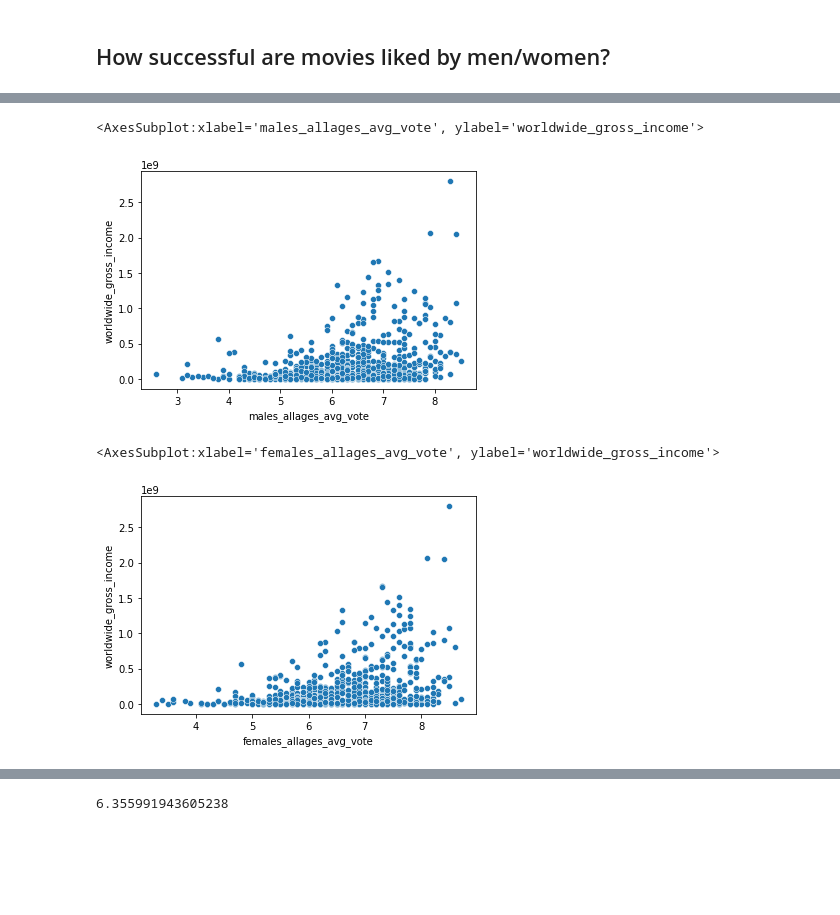
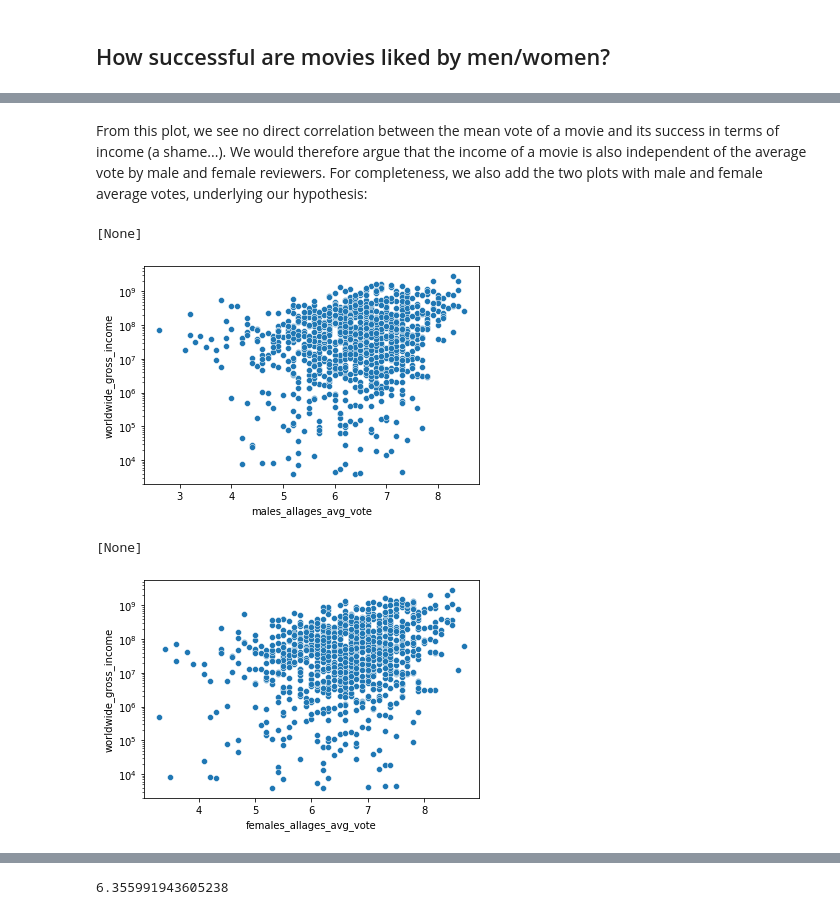
Before and after one commit to epfl-ada/ada-2021-project-f-jab, a Jupyter notebook: RQ4.ipynb, the cells around one changed output, grey strips where cells are left out. Drawn from its saved outputs; the diff is of its cells as text; code cells hidden in the pictures; blank space fills up the shorter version.

Commit message:
RQ4 done, plots to change

```diff
--- a/RQ4.ipynb
+++ b/RQ4.ipynb
@@ -22,5 +373,7 @@ import statsmodels.formula.api as smf
 # %%
-movies = pd.read_csv('data/IMDb/IMDb movies.csv')
+movies = pd.read_csv('exploratory/data/IMDb/IMDb movies.csv')
+# %%
+ratings = pd.read_csv('exploratory/data/IMDb/IMDb ratings.csv')
 # %%
 def clean_imdb(df):
     imdb = df.rename(columns = {'worlwide_gross_income':'worldwide_gross_income'})
@@ -41,8 +394,6 @@ def standardize_col(col):
         return (col - col.mean())/col.std()
     except:
         return col
-# %%
-ratings = pd.read_csv('data/IMDb/IMDb ratings.csv')
 # %%
 movies.head()
 # %% [output]
@@ -538,10 +533,14 @@ sns.scatterplot(x='mean_vote', y='worldwide_gross_income', data=relevant_years)
+# %% [markdown]
+From this plot, we see no direct correlation between the mean vote of a movie and its success in terms of income (a shame...). We would therefore argue that the income of a movie is also independent of the average vote by male and female reviewers. For completeness, we also add the two plots with male and female average votes, underlying our hypothesis:
 # %%
-sns.scatterplot(x='males_allages_avg_vote', y='worldwide_gross_income', data=relevant_years)
+ax = sns.scatterplot(x='males_allages_avg_vote', y='worldwide_gross_income', data=relevant_years)
+ax.set(yscale='log')
 # %% [output]
-<AxesSubplot:xlabel='males_allages_avg_vote', ylabel='worldwide_gross_income'>
+[None]
-[figure, old version]
+[figure, new version]
 # %%
-sns.scatterplot(x='females_allages_avg_vote', y='worldwide_gross_income', data=relevant_years)
+ax = sns.scatterplot(x='females_allages_avg_vote', y='worldwide_gross_income', data=relevant_years)
+ax.set(yscale='log')
 # %% [output]
-<AxesSubplot:xlabel='females_allages_avg_vote', ylabel='worldwide_gross_income'>
+[None]
-[figure, old version]
+[figure, new version]
```
Also changed, not shown: parts of 119 cells of this notebook, 36 other files.
